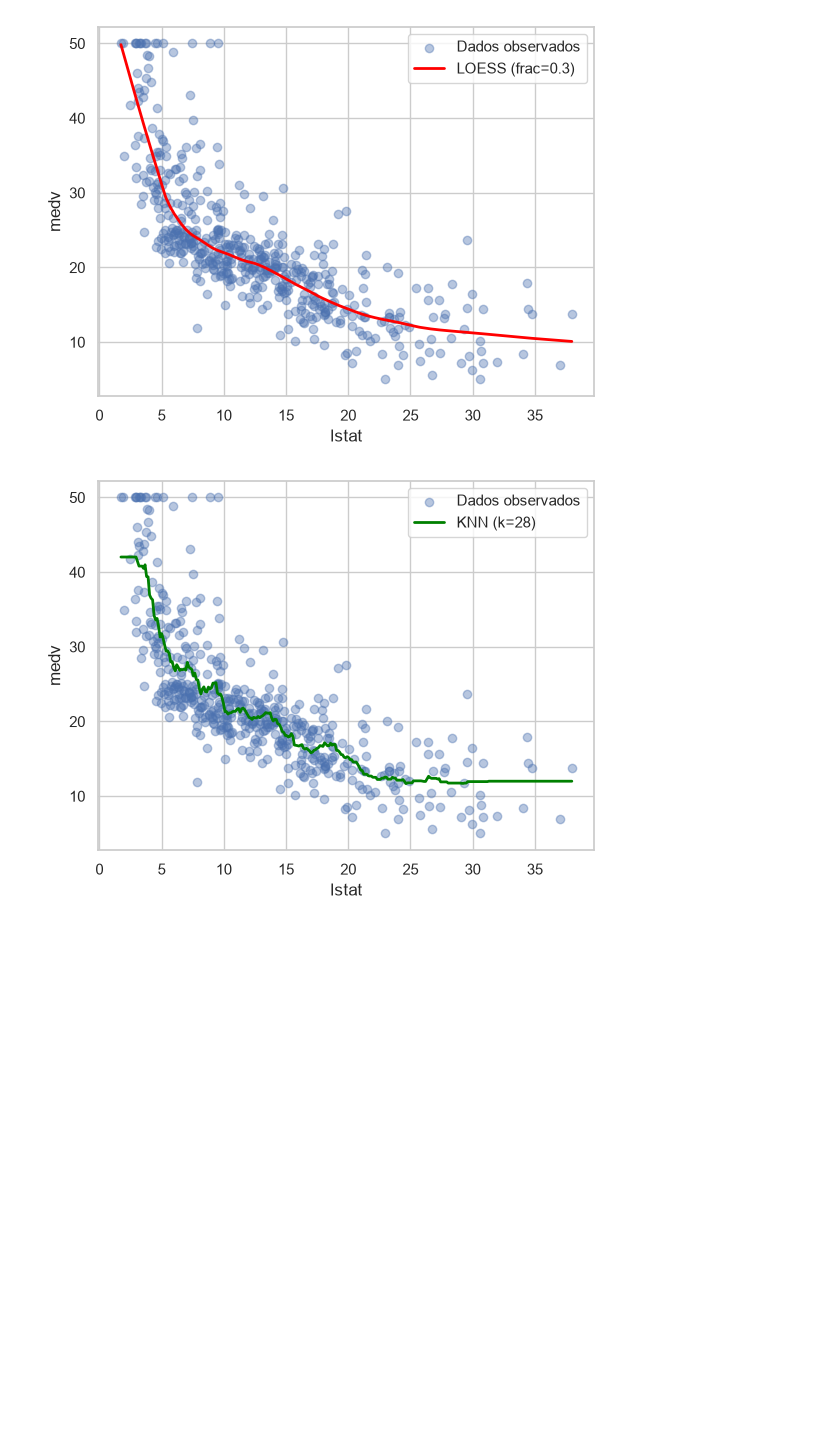
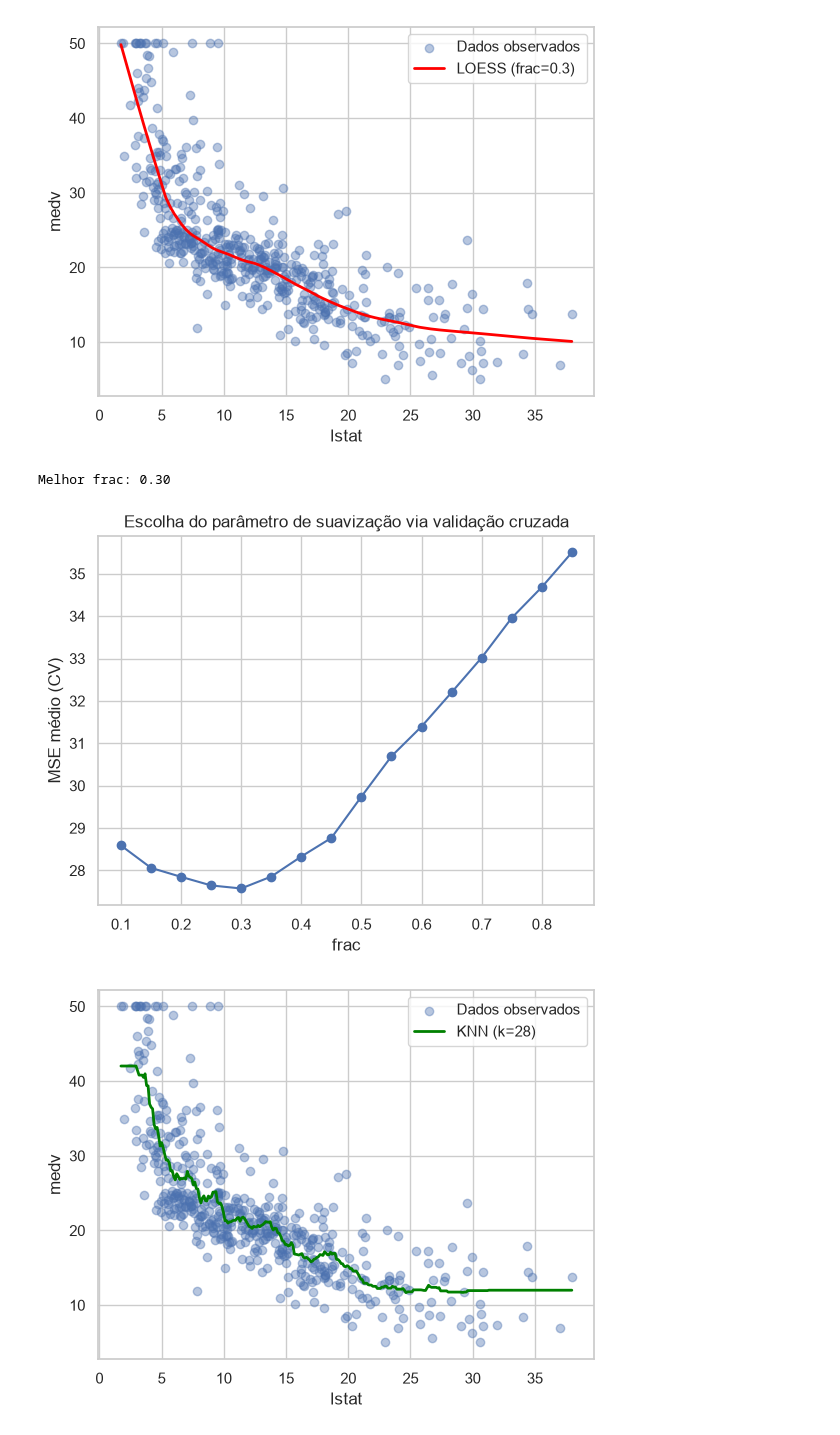
Before and after one commit to ClerenceSilva/KNN-LOESS-RLS, a Jupyter notebook: desafio 1/Códigos.ipynb, the cells around one changed output. Drawn from its saved outputs; the diff is of its cells as text; code cells hidden in the pictures; blank space fills up the shorter version.

```diff
--- a/desafio 1/Códigos.ipynb
+++ b/desafio 1/Códigos.ipynb
@@ -261,36 +262,39 @@ plt.show()
 # %% [output]
 [figure]
 # %%
-x = boston["lstat"].values
-y = boston["medv"].values
+x = boston["lstat"].values.ravel()
+y = boston["medv"].values.ravel()
 def loess_predict(x_train, y_train, x_test, frac):
     ajuste = lowess(y_train, x_train, frac=frac, return_sorted=True)
     f_interp = interp1d(ajuste[:, 0], ajuste[:, 1],
                          bounds_error=False,
                          fill_value=(ajuste[0, 1], ajuste[-1, 1]))
     return f_interp(x_test)
 
 fracs = np.arange(0.1, 0.9, 0.05)
 kf = KFold(n_splits=5, shuffle=True, random_state=42)
 
 erros_medios = []
 for frac in fracs:
     erros = []
     for idx_treino, idx_teste in kf.split(x):
         x_tr, x_te = x[idx_treino], x[idx_teste]
         y_tr, y_te = y[idx_treino], y[idx_teste]
         y_pred = loess_predict(x_tr, y_tr, x_te, frac)
         erros.append(np.mean((y_te - y_pred) ** 2))
     erros_medios.append(np.mean(erros))
 
 melhor_frac = fracs[np.argmin(erros_medios)]
 print(f"Melhor frac: {melhor_frac:.2f}")
 
 plt.plot(fracs, erros_medios, marker="o")
 plt.xlabel("frac")
 plt.ylabel("MSE médio (CV)")
 plt.title("Escolha do parâmetro de suavização via validação cruzada")
 plt.show()
+# %% [output]
+Melhor frac: 0.30
+[figure, added]
 # %%
 # x precisa ser 2D no sklearn (n_samples, n_features)
 x = x.reshape(-1, 1)
```
Also changed, not shown: parts of 5 cells of this notebook.
